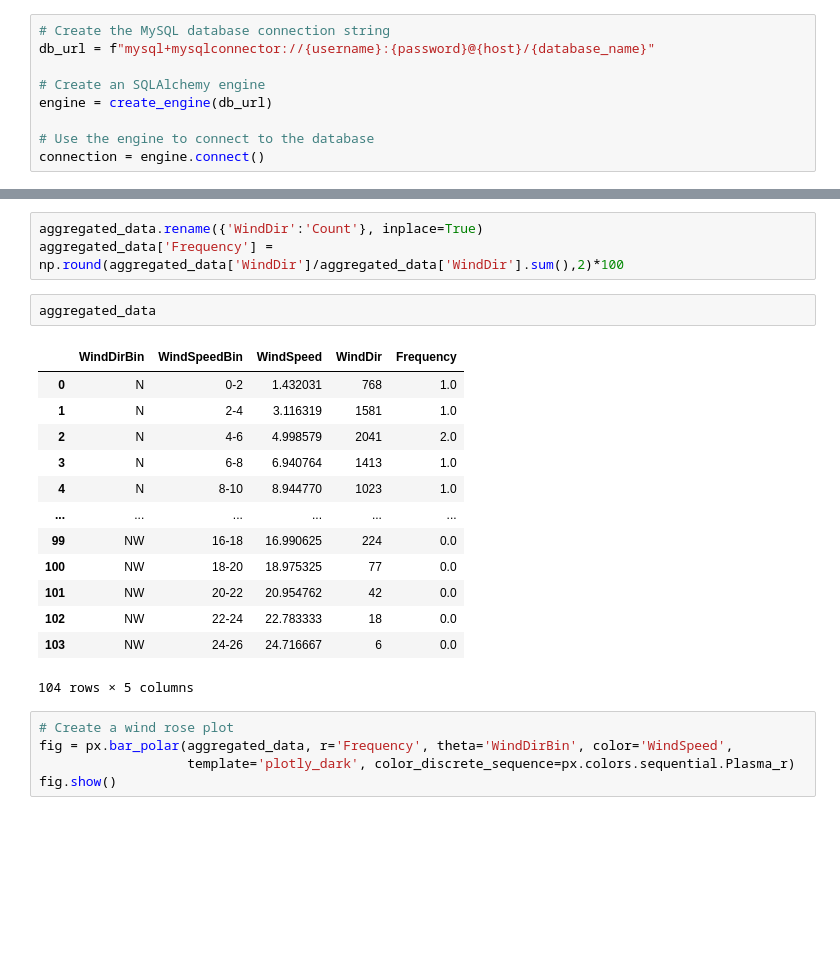
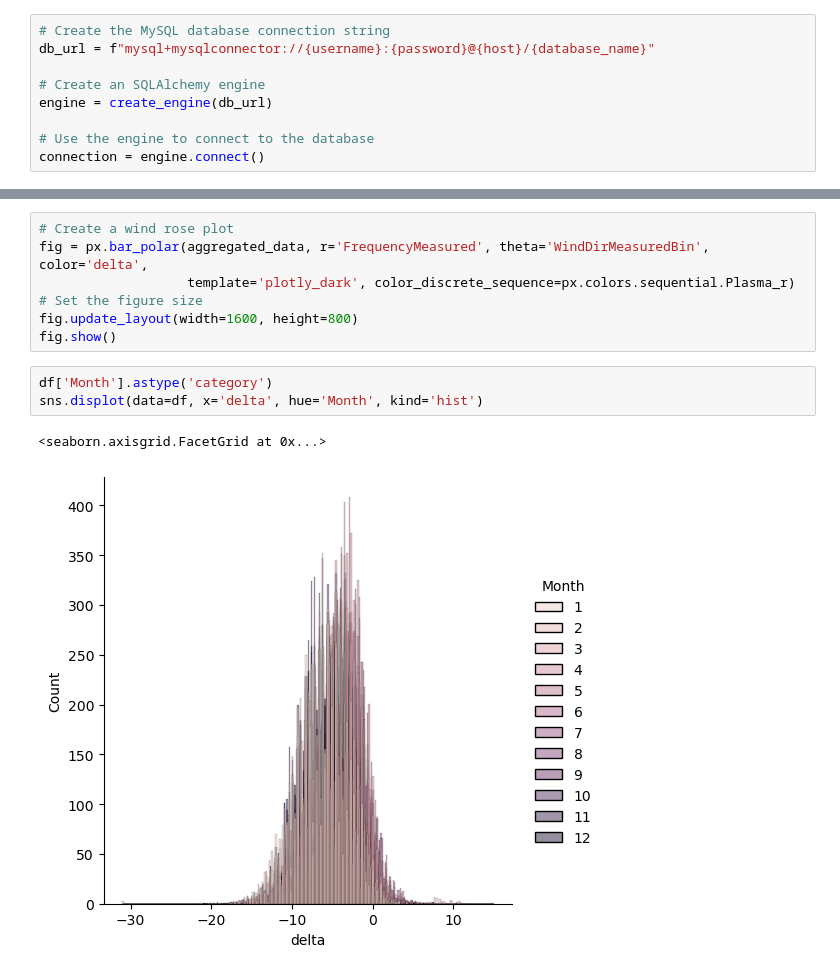
Before and after one commit to KrystianPi/WindPRO, a Jupyter notebook: eda.ipynb, the cells around one changed output, grey strips where cells are left out. Saved outputs shown, nothing was run; the diff lists cells and outputs as text; blank space fills up the shorter version.

```diff
--- a/eda.ipynb
+++ b/eda.ipynb
@@ -73,24 +93,13 @@ aggregated_data
-# %%
-aggregated_data.rename({'WindDir':'Count'}, inplace=True)
-aggregated_data['Frequency'] = np.round(aggregated_data['WindDir']/aggregated_data['WindDir'].sum(),2)*100
-# %%
-aggregated_data
-# %% [output]
-|  | WindDirBin | WindSpeedBin | WindSpeed | WindDir | Frequency |
-| 0 | N | 0-2 | 1.432031 | 768 | 1.0 |
-| 1 | N | 2-4 | 3.116319 | 1581 | 1.0 |
-| 2 | N | 4-6 | 4.998579 | 2041 | 2.0 |
-| 3 | N | 6-8 | 6.940764 | 1413 | 1.0 |
-| 4 | N | 8-10 | 8.944770 | 1023 | 1.0 |
-| ... | ... | ... | ... | ... | ... |
-| 99 | NW | 16-18 | 16.990625 | 224 | 0.0 |
-| 100 | NW | 18-20 | 18.975325 | 77 | 0.0 |
-| 101 | NW | 20-22 | 20.954762 | 42 | 0.0 |
-| 102 | NW | 22-24 | 22.783333 | 18 | 0.0 |
-| 103 | NW | 24-26 | 24.716667 | 6 | 0.0 |
-104 rows × 5 columns
 # %%
 # Create a wind rose plot
-fig = px.bar_polar(aggregated_data, r='Frequency', theta='WindDirBin', color='WindSpeed',
+fig = px.bar_polar(aggregated_data, r='FrequencyMeasured', theta='WindDirMeasuredBin', color='delta',
                    template='plotly_dark', color_discrete_sequence=px.colors.sequential.Plasma_r)
+# Set the figure size
+fig.update_layout(width=1600, height=800)
 fig.show()
+# %%
+df['Month'].astype('category')
+sns.displot(data=df, x='delta', hue='Month', kind='hist')
+# %% [output]
+<seaborn.axisgrid.FacetGrid at 0x...>
+[figure, added]
```
Also changed, not shown: parts of 5 cells of this notebook.
